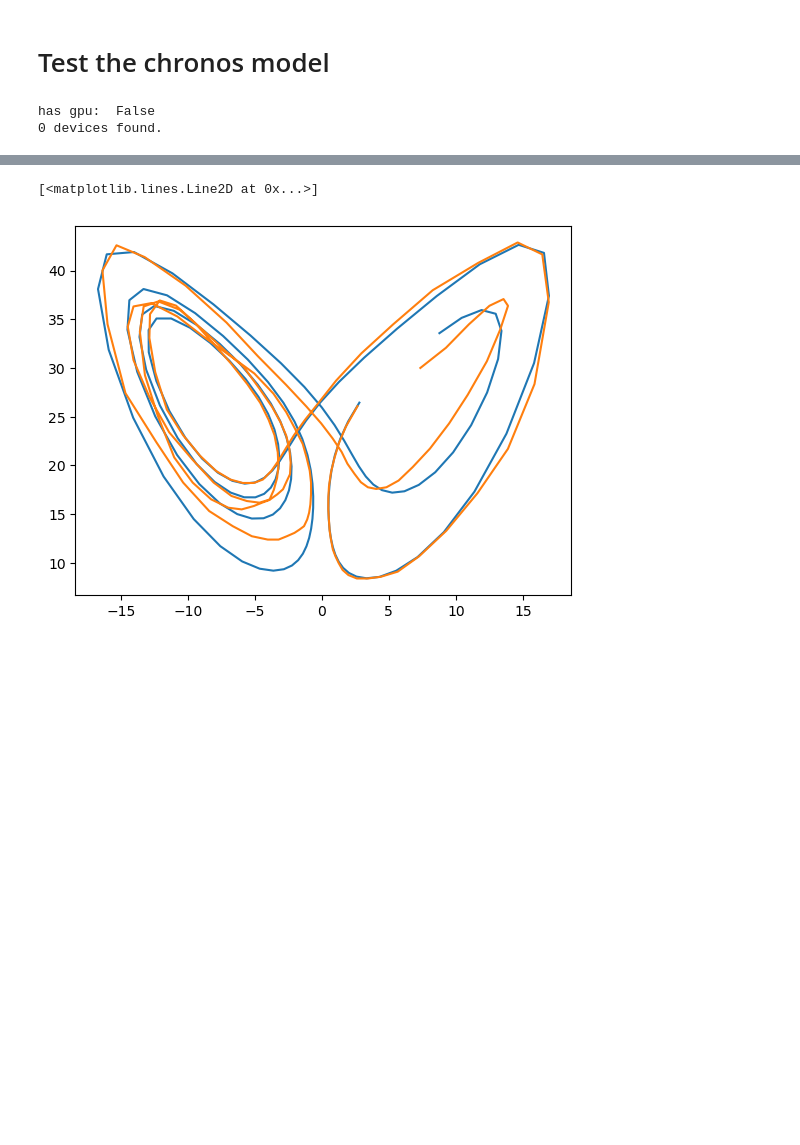
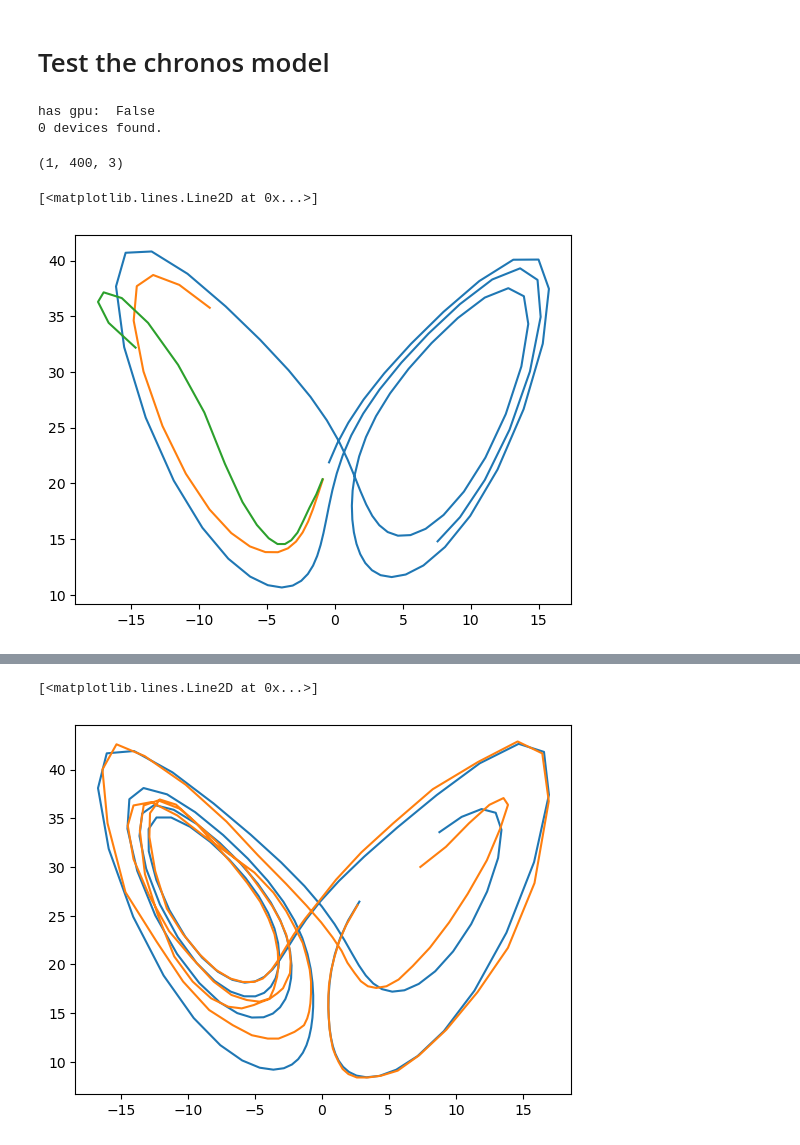
Before and after one commit to williamgilpin/dysts_data, a Jupyter notebook: benchmark_results/zero_shot_plotting.ipynb, the cells around one changed output, grey strips where cells are left out. Saved outputs shown, nothing was run; the diff lists cells and outputs as text; code cells hidden in the pictures; blank space fills up the shorter version.

```diff
--- a/benchmark_results/zero_shot_plotting.ipynb
+++ b/benchmark_results/zero_shot_plotting.ipynb
@@ -81,4 +83,16 @@ for traj in traj_test_context:
 # %% [output]
 has gpu:  False
 0 devices found.
+# %%
+traj_test_forecast.shape
+# %% [output]
+(1, 400, 3)
+# %%
+tmax = 20
+plt.plot(traj[-100:, 0], traj[-100:, 2])
+plt.plot(traj_test_forecast[0, :tmax, 0], traj_test_forecast[0, :tmax, 2])
+plt.plot(forecast_multivariate[0][:tmax], forecast_multivariate[2][:tmax], label="Forecast")
+# %% [output]
+[<matplotlib.lines.Line2D at 0x...>]
+[figure, added]
 # %%
```
Also changed, not shown: parts of 10 cells of this notebook, 25 other files.
